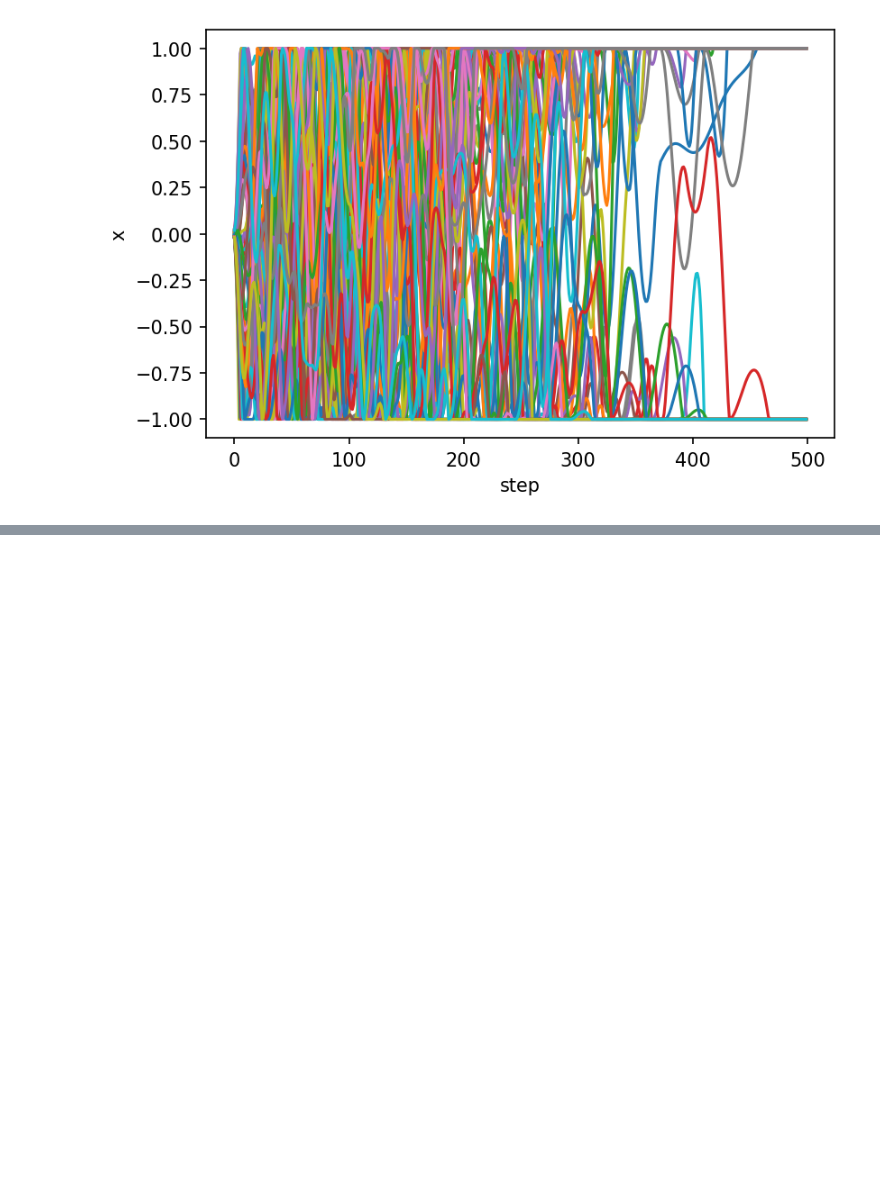
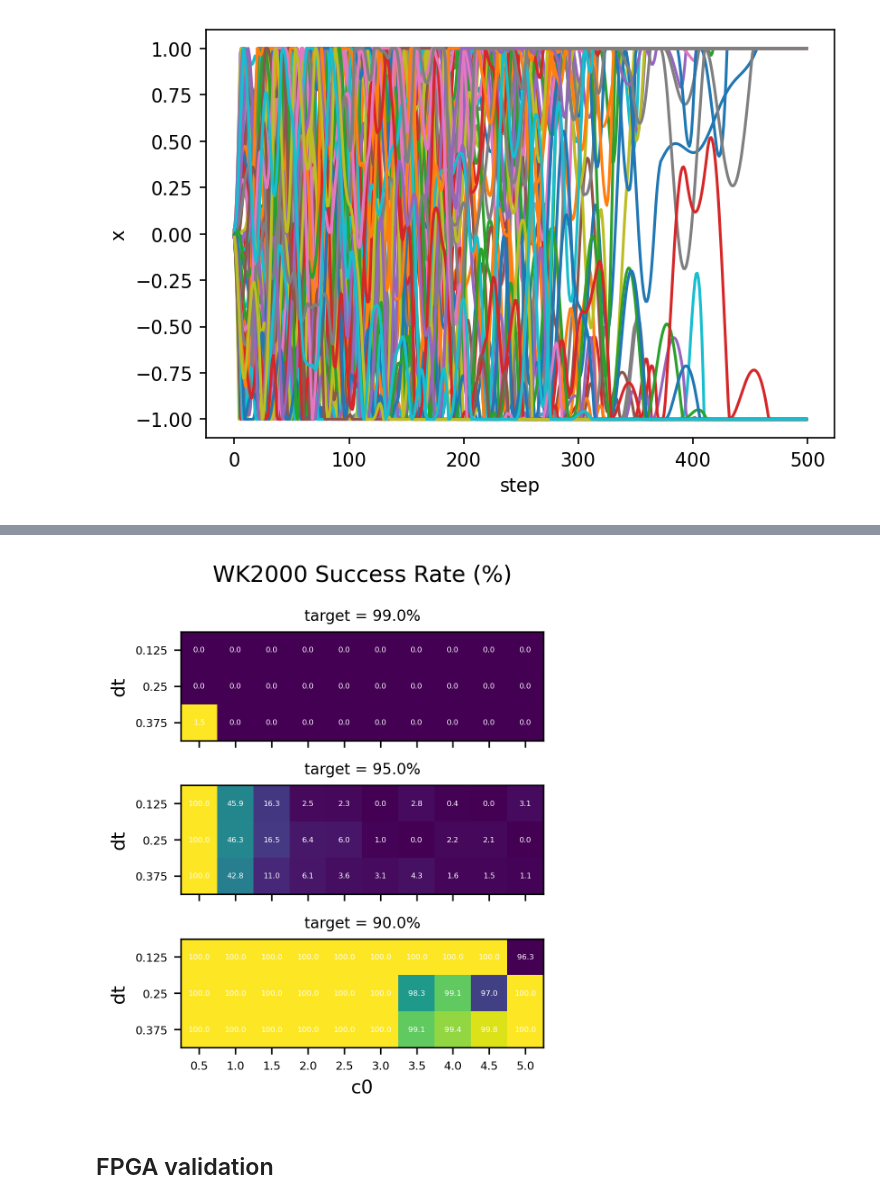
Before and after one commit to haoyudoingthings/Annealing-Algorithms, a Jupyter notebook: Simulated Bifurcation/dSB Benchmark.ipynb, the cells around one changed output, grey strips where cells are left out. Cells and saved outputs as stored; diff of their text form; code cells hidden in the pictures; blank space fills up the shorter version.

```diff
--- a/Simulated Bifurcation/dSB Benchmark.ipynb
+++ b/Simulated Bifurcation/dSB Benchmark.ipynb
@@ -738,0 +748,3 @@ Text(0, 0.5, 'x')
+# %%
+J = Ising_from_maxcut_file("WK2000_1.rud")
+j = J / (np.sqrt(np.sum(J**2) / (J.shape[0] - 1))) # normalized
@@ -738,0 +767,6 @@ Text(0, 0.5, 'x')
+# %%
+args_lst = []
+for dt in dt_lst:
+    for c0 in c0_lst:
+        for _ in range(num_rep):
+            args_lst.append((dt, c0))
@@ -738,0 +790,47 @@ Text(0, 0.5, 'x')
+# %%
+data = dict()
+for args, cut in zip(args_lst, results_rev):
+    if args not in data:
+        data[args] = [cut]
+    else:
+        data[args].append(cut)
+# %%
+# largest cut value for WK2000 in the original paper: science.aah4243
+opt_cut_WK2000 = 33191
+# %%
+fig, axs = plt.subplots(3, 1, dpi=300, constrained_layout=True, sharex=True, sharey=True)
+fig.suptitle("WK2000 Success Rate (%)")
+plt.setp(axs[-1], xlabel="c0")
+plt.setp(axs[:], ylabel="dt")
+
+for i, r in enumerate([0.99, 0.95, 0.9]):
+    ax = axs[i]
+    best_cut_count_data = np.zeros((len(dt_lst), len(c0_lst)))
+    total_count_data = np.zeros((len(dt_lst), len(c0_lst)))
+    for ins in range(10):
+        for x, c0 in enumerate(c0_lst):
+            for y, dt in enumerate(dt_lst):
+                best_cut_count_data[y, x] += sum([x >= r * opt_cut_WK2000 for x in data[(dt, c0)]])
+                total_count_data[y, x] += len(data[(dt, c0)])
+
+    success_rate_data = best_cut_count_data / total_count_data
+
+    ax.imshow(success_rate_data)
+
+    ax.set_xticks(np.arange(len(c0_lst)))
+    ax.set_yticks(np.arange(len(dt_lst)))
+    ax.set_xticklabels(c0_lst, size=6)
+    ax.set_yticklabels(dt_lst, size=6)
+    # ax.set_xlabel("c0")
+    # ax.set_ylabel("dt")
+    ax.set_title(f"target = {100*r}%", size=8)
+
+    # Loop over data dimensions and create text annotations.
+    for i in range(len(dt_lst)):
+        for j in range(len(c0_lst)):
+            text = ax.text(j, i, f"{100*success_rate_data[i, j]:.1f}",
+                        ha="center", va="center", color="w", size=4)
+# %% [output]
+[figure, added]
+# %% [markdown]
+## FPGA validation
```
Also changed, not shown: parts of 13 cells of this notebook.
